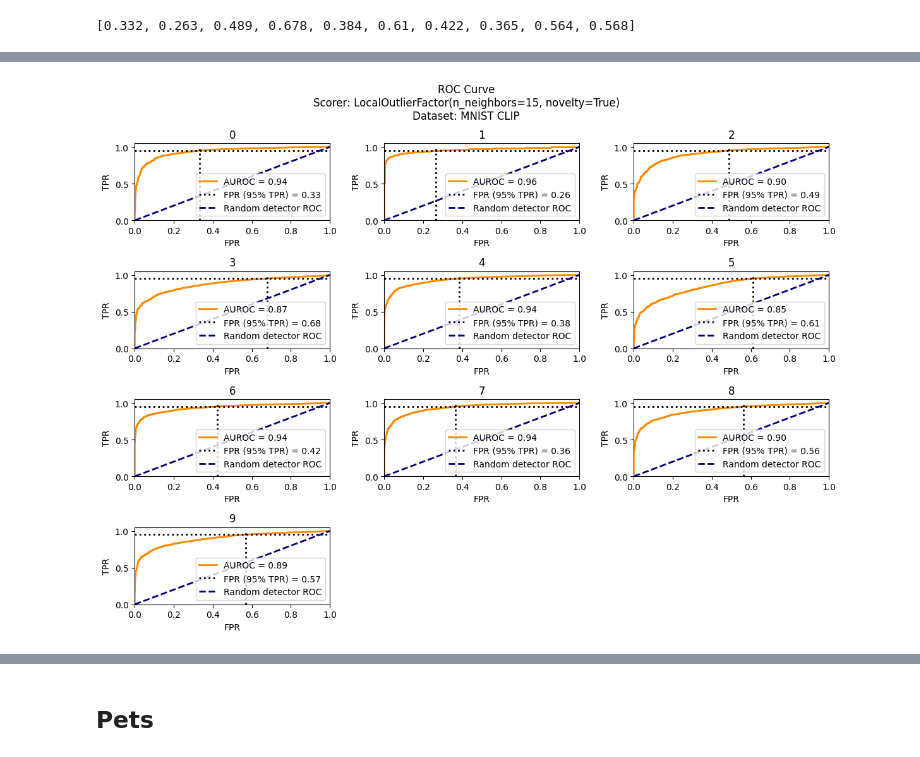
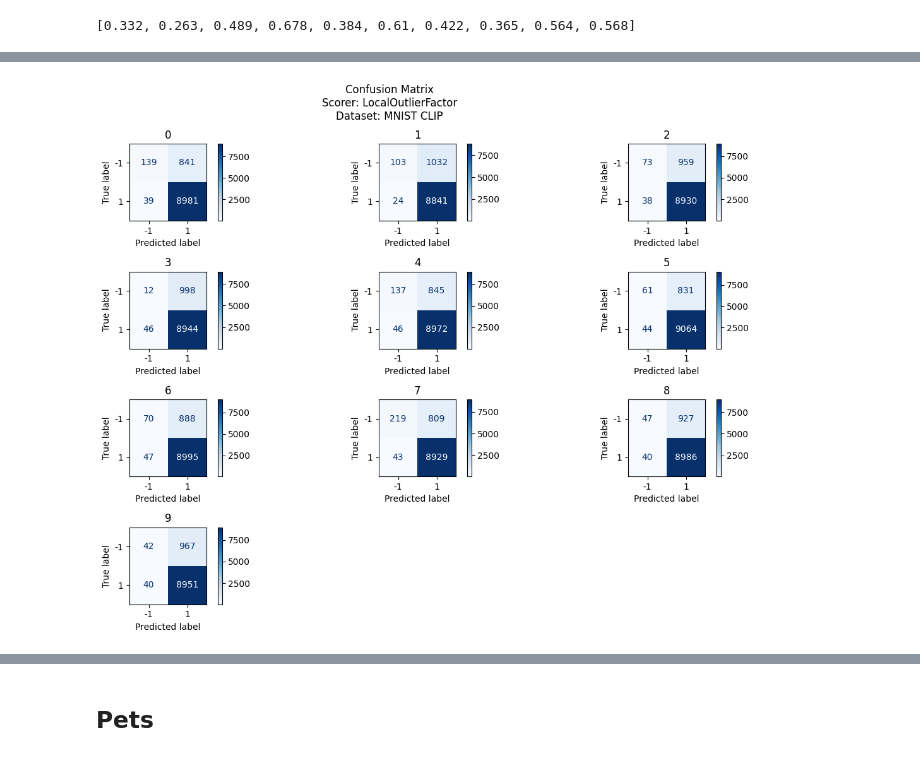
Before and after one commit to richardmillson/robust-classification, a Jupyter notebook: experiments.ipynb, the cells around one changed output, grey strips where cells are left out. Drawn from its saved outputs; the diff is of its cells as text; code cells hidden in the pictures.

Commit message:
Genericize construction of multi model plots

```diff
--- a/experiments.ipynb
+++ b/experiments.ipynb
@@ -79 +86,15 @@ def plot_confusion_matrices(models: pd.DataFrame) -> None:
+# %%
+def plot_confusion_matrix(row: pd.Series | Mapping,
+                          ax: Axes | None = None,
+                          **kwargs) -> Axes:
+    if not ax:
+        ax = plt.gca()
+
+    ConfusionMatrixDisplay.from_predictions(
+        y_true=row["decision_true"],
+        y_pred=row["decision_pred"],
+        ax=ax,
+        cmap="Blues",
+    )
+    return ax
 # %%
@@ -220,4 +203,9 @@ plot_scores(models)
-# %%
-plot_roc(models)
-# %% [output]
-[figure, removed]
+# %%
+multi_model_plot(
+    models,
+    plot_confusion_matrix,
+    plot_name="Confusion Matrix",
+    data_name="MNIST CLIP",
+)
+# %% [output]
+[figure, added]
```
Also changed, not shown: parts of 10 cells of this notebook.
